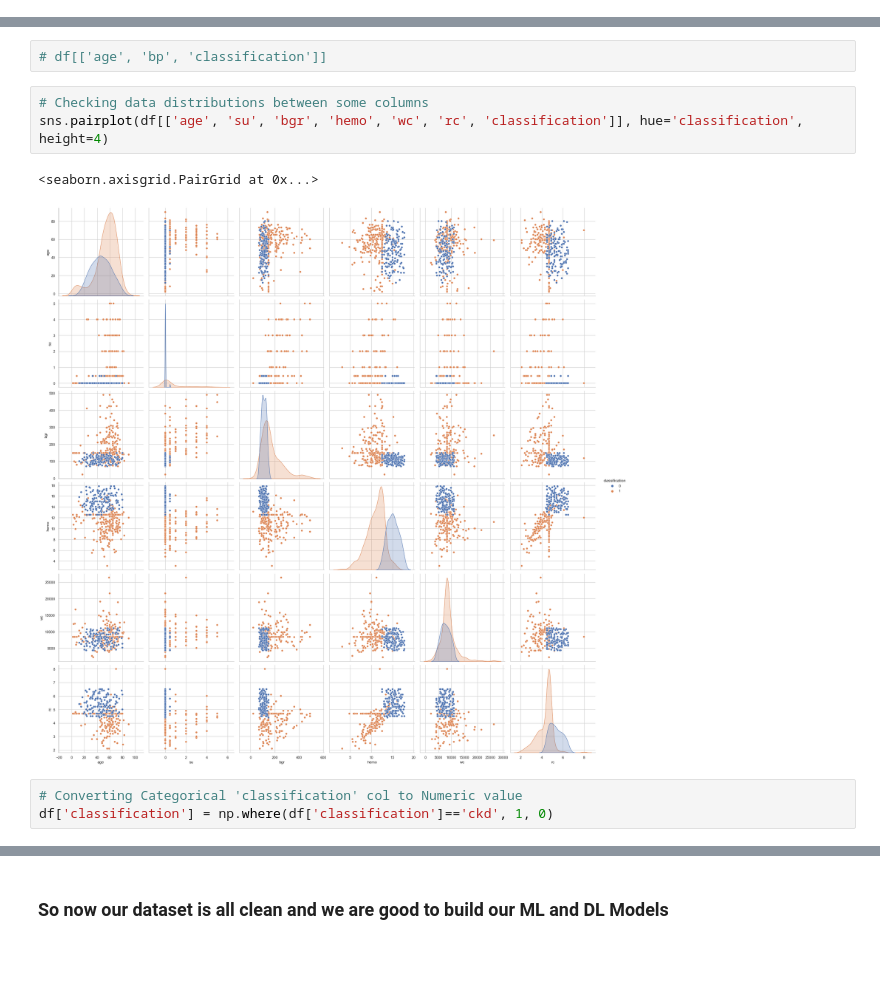
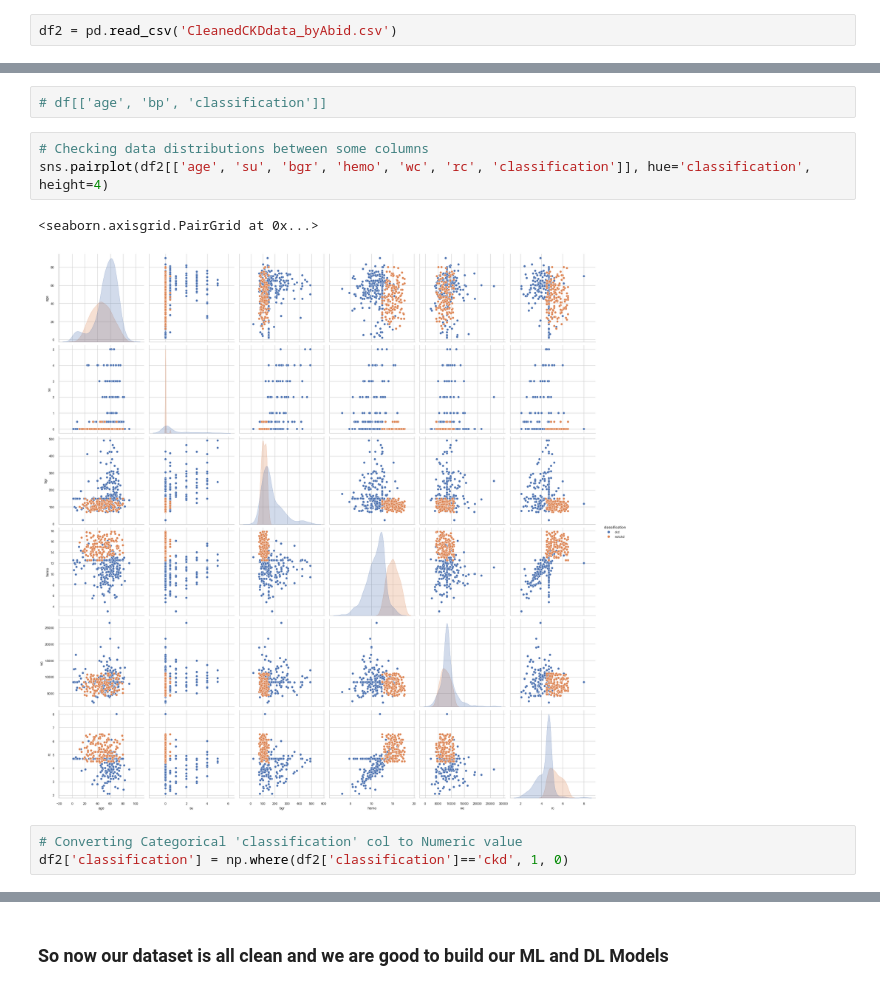
Before and after one commit to abidshafee/CKD_prediction, a Jupyter notebook: CKDMLMoodel.ipynb, the cells around one changed output, grey strips where cells are left out. Saved outputs shown, nothing was run; the diff lists cells and outputs as text; blank space fills up the shorter version.

```diff
--- a/CKDMLMoodel.ipynb
+++ b/CKDMLMoodel.ipynb
@@ -739,0 +735,2 @@ array(['ckd', 'notckd'], dtype=object)
+# %%
+df2 = pd.read_csv('CleanedCKDdata_byAbid.csv')
@@ -743,12 +788,12 @@ array(['ckd', 'notckd'], dtype=object)
 # df[['age', 'bp', 'classification']]
 # %%
 # Checking data distributions between some columns
-sns.pairplot(df[['age', 'su', 'bgr', 'hemo', 'wc', 'rc', 'classification']], hue='classification', height=4)
+sns.pairplot(df2[['age', 'su', 'bgr', 'hemo', 'wc', 'rc', 'classification']], hue='classification', height=4)
 # %% [output]
 <seaborn.axisgrid.PairGrid at 0x...>
-[figure, old version]
+[figure, new version]
 # %%
 # Converting Categorical 'classification' col to Numeric value
-df['classification'] = np.where(df['classification']=='ckd', 1, 0)
+df2['classification'] = np.where(df2['classification']=='ckd', 1, 0)
 # %%
 # if ckd then output is 1 - and if not ckd then output is 0
```
Also changed, not shown: parts of 40 cells of this notebook.
